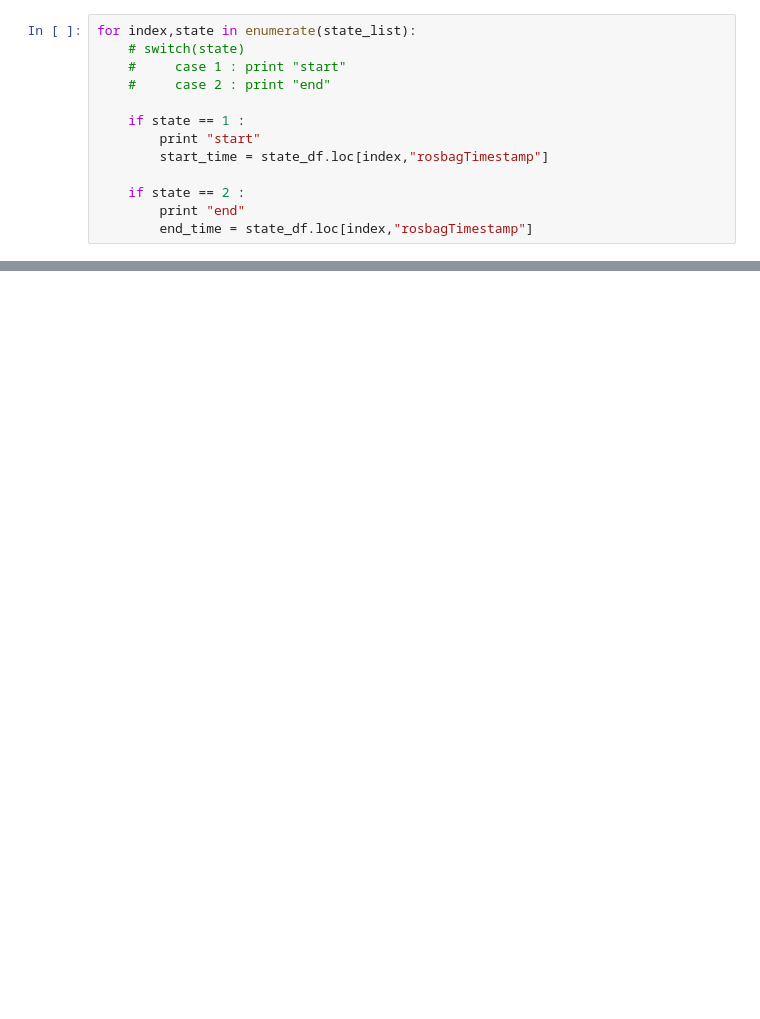
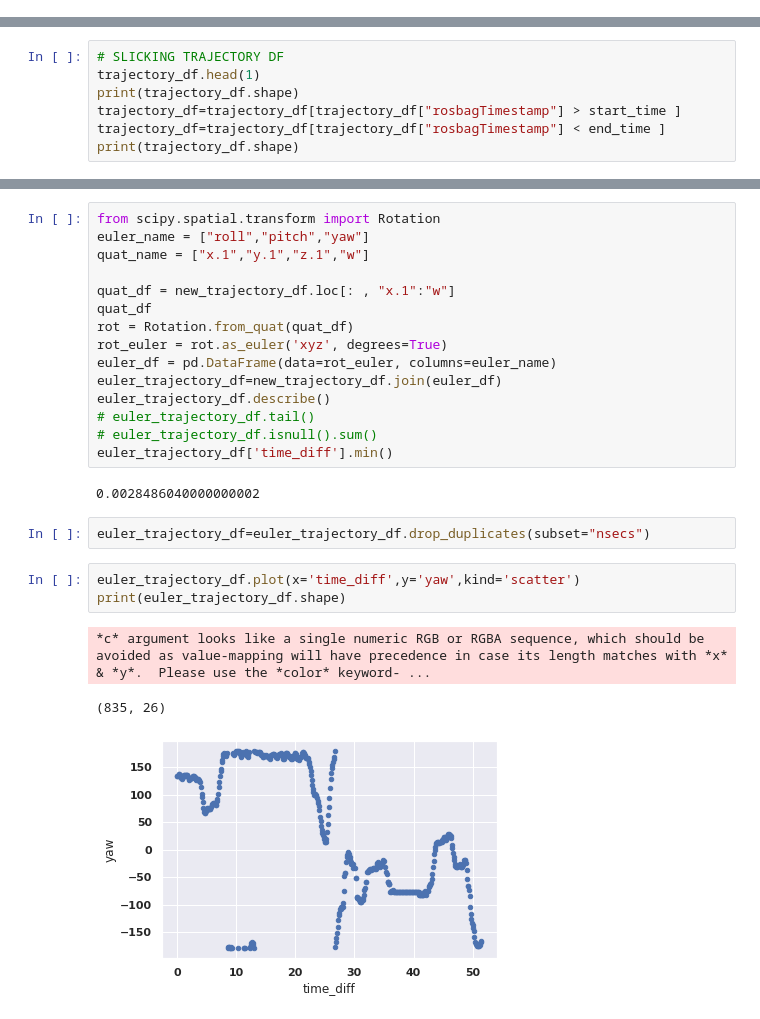
Before and after one commit to sandy1618/Animal_Navigation, a Jupyter notebook: PostProcessing/map_evaluation.ipynb, the cells around one changed output, grey strips where cells are left out. Cells and saved outputs as stored; diff of their text form; blank space fills up the shorter version.

Commit message:
Major changes:angle model map_evaluaion, move_animal audio, custom rosbag record, removed:light_signal unused folder

```diff
--- a/PostProcessing/map_evaluation.ipynb
+++ b/PostProcessing/map_evaluation.ipynb
@@ -25,13 +0,0 @@ state_list = list(state_df.loc[:,'state'])
-# %%
-for index,state in enumerate(state_list):
-    # switch(state)
-    #     case 1 : print "start"
-    #     case 2 : print "end"
-
-    if state == 1 :
-        print "start"
-        start_time = state_df.loc[index,"rosbagTimestamp"]
-
-    if state == 2 :
-        print "end"
-        end_time = state_df.loc[index,"rosbagTimestamp"]
@@ -93,0 +323,7 @@ trajectory_list_y = list(trajectory_df.loc[:,'y'])
+# %%
+# SLICKING TRAJECTORY DF
+trajectory_df.head(1)
+print(trajectory_df.shape)
+trajectory_df=trajectory_df[trajectory_df["rosbagTimestamp"] > start_time ]
+trajectory_df=trajectory_df[trajectory_df["rosbagTimestamp"] < end_time ]
+print(trajectory_df.shape)
@@ -93,0 +383,26 @@ trajectory_list_y = list(trajectory_df.loc[:,'y'])
+# %%
+from scipy.spatial.transform import Rotation
+euler_name = ["roll","pitch","yaw"]
+quat_name = ["x.1","y.1","z.1","w"]
+
+quat_df = new_trajectory_df.loc[: , "x.1":"w"]
+quat_df
+rot = Rotation.from_quat(quat_df)
+rot_euler = rot.as_euler('xyz', degrees=True)
+euler_df = pd.DataFrame(data=rot_euler, columns=euler_name)
+euler_trajectory_df=new_trajectory_df.join(euler_df)
+euler_trajectory_df.describe()
+# euler_trajectory_df.tail()
+# euler_trajectory_df.isnull().sum()
+euler_trajectory_df['time_diff'].min()
+# %% [output]
+0.0028486040000000002
+# %%
+euler_trajectory_df=euler_trajectory_df.drop_duplicates(subset="nsecs")
+# %%
+euler_trajectory_df.plot(x='time_diff',y='yaw',kind='scatter')
+print(euler_trajectory_df.shape)
+# %% [output]
+*c* argument looks like a single numeric RGB or RGBA sequence, which should be avoided as value-mapping will have precedence in case its length matches with *x* & *y*.  Please use the *color* keyword- ...
+(835, 26)
+[figure, added]
```
Also changed, not shown: parts of 29 cells of this notebook, 17 other files.
